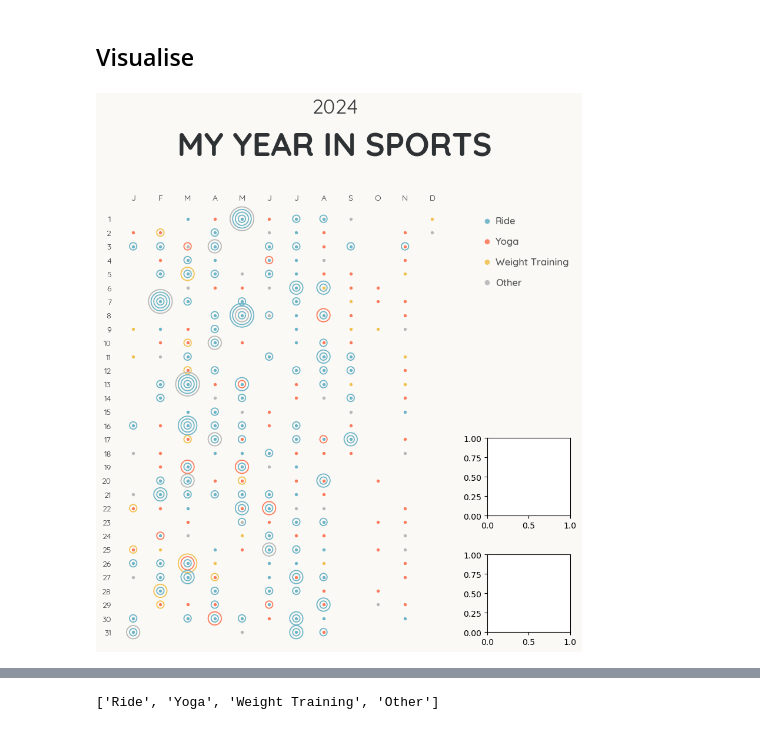
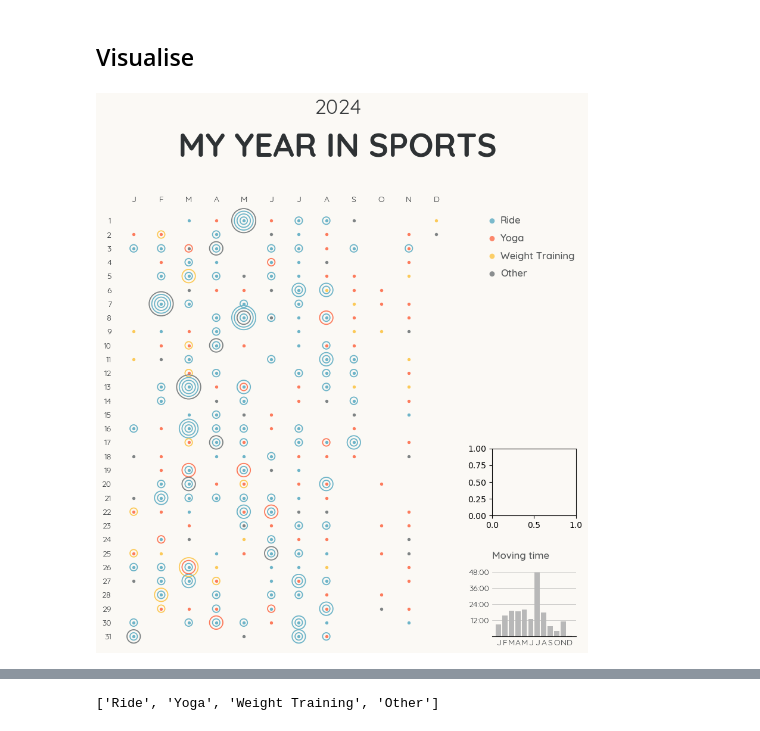
Before and after one commit to Lisa-Ho/year-in-sports, a Jupyter notebook: year-in-sports-prototype.ipynb, the cells around one changed output, grey strips where cells are left out. Drawn from its saved outputs; the diff is of its cells as text; code cells hidden in the pictures.

Commit message:
added total moving time bars

```diff
--- a/year-in-sports-prototype.ipynb
+++ b/year-in-sports-prototype.ipynb
@@ -101,9 +81,13 @@ pivot = pivot.reset_index()
 pivot["Activity Type clean"] = [i.split(",") for i in pivot["Activity Type clean"]]
 # %%
 #summary data for small multiples
+distance_unit = "km"
 months = np.arange(1,13,1)
 time_values = []
 distance_values = []
 for month in months:
     time_values.append(df_filtered[(df_filtered["Activity Date"].dt.month == month)]["Moving Time"].sum())
-    distance_values.append(df_filtered[(df_filtered["Activity Date"].dt.month == month)]["Distance"].sum()/1000)
+    if distance_unit=="km":
+        distance_values.append(df_filtered[(df_filtered["Activity Date"].dt.month == month)]["Distance"].sum()/1000)
+    elif distance_unit=="m":
+        distance_values.append(df_filtered[(df_filtered["Activity Date"].dt.month == month)]["Distance"].sum()/1600)
@@ -138,11 +116,11 @@ plt.bar(months, distance_values)
 #config -----------------------
 
 #create colour dict for activities
-act_color = ["#6DB4C8", "#FD7B5C", "#F1C150", "#B8B8B8"]
+act_color = ["#6DB4C8", "#FD7B5C", "#FBCA58", "#7E8384"]
 act_colormap = dict(zip(top_three + ["Other"], act_color))
 
 #colors
-colors = {"bg": "#FBF9F5", "text":"#2E3234" }
+colors = {"bg": "#FBF9F5", "text":"#2E3234", "bars":"#B8B8B8" }
 
 #basesize of circles
 markersize = 80
@@ -163,8 +141,9 @@ gs = GridSpec(5, 4, figure=fig)
 ax1 = fig.add_subplot(gs[0:4, 0:3])
 ax2 = fig.add_subplot(gs[2:3:, 3:])
 ax3 = fig.add_subplot(gs[3:4:, 3:])
-plt.subplots_adjust(hspace=0.5, wspace=0.5)
-ax1.set_facecolor(colors["bg"])
+plt.subplots_adjust(hspace=0.8, wspace=0.5)
+for ax in [ax1, ax2, ax3]:
+    ax.set_facecolor(colors["bg"])
 
 #plot data -----------
 #circles
@@ -186,10 +165,14 @@ for row in range(len(pivot)):
                   linewidth=1.3,
                   clip_on=False)
 
-#small multiples
+#total time
+ax3.bar(months, time_values, color=colors["bars"], zorder=3)
+
+
 
 
 #format axis------------------
+#circles
 ax1.set_xticks(np.arange(1,13,1))
 ax1.set_yticks(np.arange(1,32,1))
 ax1.tick_params(axis="both", length=0, labeltop=True, labelbottom=False,)
@@ -200,32 +183,43 @@ ax1.set_ylim(ymin=0,ymax=31)
 ax1.invert_yaxis()
 for pos in ["top", "bottom", "left", "right"]:
     ax1.spines[pos].set_visible(False)
-#ax.axis("off")
+
+#total time
+tick_steps = get_axis_ticks(max(time_values))
+ax3.set_yticks(np.arange(tick_steps, max(time_values)+tick_steps, tick_steps))
+ax3.set_yticklabels([convert_time(i) for i in ax3.get_yticks()],fontproperties=font_r, fontsize=10,color=colors["text"])
+ax3.set_xticks(np.arange(1,13,1))
+ax3.set_xticklabels(labels=month_labels, fontproperties=font_r, fontsize=10,color=colors["text"])
+ax3.tick_params(axis="both", length=0)
+ax3.grid(visible="True", axis='y', zorder=1, color=colors["text"], alpha=0.3, linewidth=0.5)
+for pos in ["top", "left", "right"]:
+    ax3.spines[pos].set_visible(False)
+ax3.text(0,max(time_values)+tick_steps, "Moving time", fontsize=12, ha="left", va="center", fontproperties=font_m, color=colors["text"], alpha=0.8)
 
 #legend--------------------------------
 lg = fig.add_subplot(gs[0:1:, 3:])
 kw = dict(marker='o', s=40, alpha=0.9, linewidths=0)
 labels = df_filtered[["Activity Type clean", "Activity rank"]].drop_duplicates(
     ).sort_values(by="Activity rank")["Activity Type clean"].to_list()
 len_act = df_filtered["Activity rank"].max().astype(int)
 lg.scatter(y=np.arange(0,len_act,1),
            x=[0]*len_act, color=[act_colormap[label] for label in labels], **kw, clip_on=False)
 lg.set_xlim(xmin=0,xmax=1)
 lg.set_ylim(ymin=-0.8,ymax=3)
 lg.invert_yaxis()
 for i, y_pos in enumerate(np.arange(0,len_act,1)):
     lg.text(0.1, y_pos, labels[i], fontsize=12, ha="left", va="center", fontproperties=font_m, color=colors["text"], alpha=0.8)
 lg.axis("off")
 
 #header and footer------------------------
 plt.figtext(0.5,0.95,'My year in sports'.upper(),
             ha="center",
             fontsize = 40,
             color=colors["text"],
             fontproperties=font_b)
 plt.figtext(0.5,1.01,'{}'.format(year_filter), ha="center",fontsize = 25, color=colors["text"], alpha=0.95, fontproperties=font_r)
 #plt.figtext(0.97,0.03,'Data: OSM, GLA London Datastore   |   Design: Lisa Hornung',ha="right", fontsize = 10, color=colors["roads"],alpha=1,fontprop
 
 plt.show()
 # %% [output]
-[figure, old version]
+[figure, new version]
```
Also changed, not shown: parts of 9 cells of this notebook.
